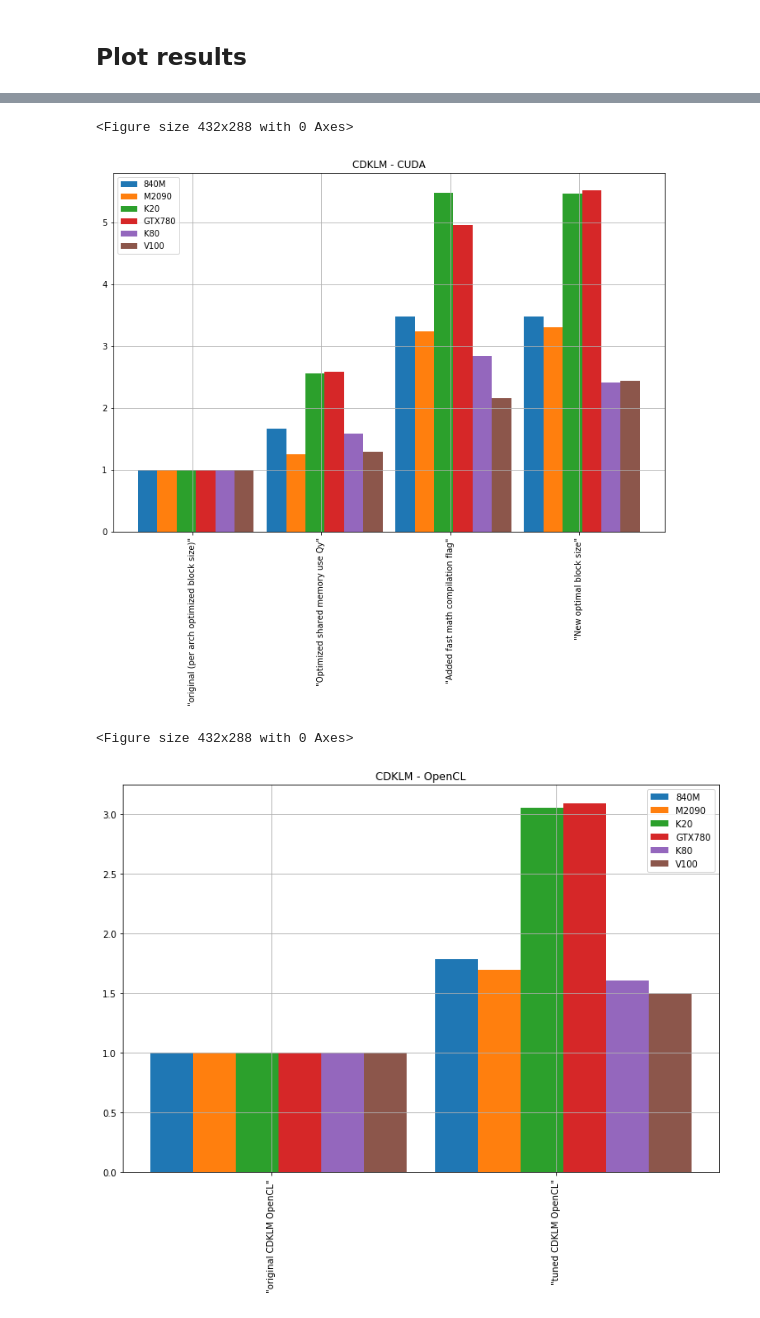
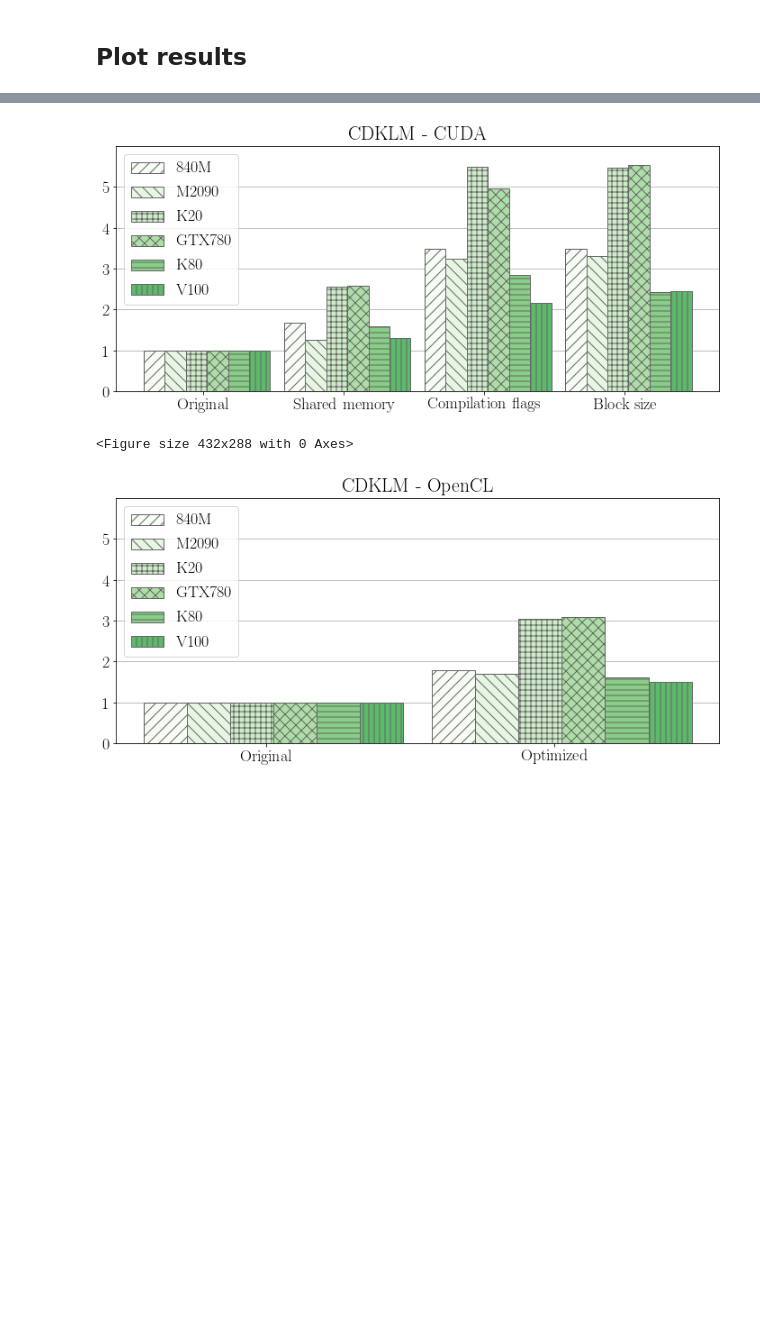
Before and after one commit to metno/gpu-ocean, a Jupyter notebook: gpu_ocean/prototypes/GitBenchmarkingPlot.ipynb, the cells around one changed output, grey strips where cells are left out. Cells and saved outputs as stored; diff of their text form; code cells hidden in the pictures; blank space fills up the shorter version.

```diff
--- a/gpu_ocean/prototypes/GitBenchmarkingPlot.ipynb
+++ b/gpu_ocean/prototypes/GitBenchmarkingPlot.ipynb
@@ -146,11 +173,11 @@ Text(0.5,1,'FBL')
 # %% [markdown]
 ## Plot results
 # %%
-def plot_results(files, columns=None):
+def plot_results(files, title, columns=None, labels=None, filename=None):
     df, versions = make_df(files)
     fig = plt.figure()
 
-    fig, ax = plt.subplots(figsize=(12,8))
+    fig, ax = plt.subplots(figsize=(12,5))
 
     num_bars = len(files)
     bar_width = 0.9 / num_bars
@@ -159,23 +186,42 @@ def plot_results(files, columns=None):
     if (columns == None):
         columns = np.arange(len(versions))
 
+    if (labels == None):
+        labels = df['labels'][columns]
+
     x = np.arange(len(columns))
     architectures = list(zip(*files))[1]
     num_architectures = len(architectures)
+
+    hatches = ['//', '\\\\', '++', 'xx', '--', '||', '..', '**']
+    cmap = plt.get_cmap("Greens")
+    colors = cmap(np.arange(len(architectures))/9)
 
     for i, label in enumerate(architectures):
         values = df['megacells ' + label]
         values = values / values[0] #Normalize
         values = values[columns]
-        ax.bar(x+2*bar_offset + (i - num_architectures/2)*bar_width, values, bar_width, label=label)
+        ax.bar(x+2*bar_offset + (i - num_architectures/2)*bar_width, values, bar_width,
+               label=label, hatch=hatches[i], color=colors[i], linewidth=1, edgecolor='0.4')
 
-    plt.xticks(x, df['labels'][columns], rotation='vertical')
-    plt.grid()
+    plt.xticks(x, labels)#, rotation='vertical')
+    plt.grid(axis='y')
+    plt.legend(loc='upper left')
+    plt.ylim([0, 6])
+    plt.yticks([0, 1, 2, 3, 4, 5], [0, 1, 2, 3, 4, 5])
 
-    plt.legend()
+    plt.title(title)
+    if(filename):
+        metadata = {
+                    'original_files': json.dumps(files),
+                    'original_data': json.dumps(df.to_csv()),
+                    'created': time.strftime("%Y_%m_%d-%H_%M_%S"),
+                    'hostname': socket.gethostname()
+                    }
+        plt.savefig(filename, dpi=300,format='pdf',
+                transparent=True, pad_inches=0.1, frameon=None,
+                metadata=metadata)
 # %%
-plot_results(cdklm_cuda, columns=[0, 6, 13, 14])
-plt.title("CDKLM - CUDA")
-plot_results(cdklm_opencl)
-plt.title("CDKLM - OpenCL")
+plot_results(cdklm_cuda, "CDKLM - CUDA", columns=[0, 6, 13, 14], labels=["Original", "Shared memory", "Compilation flags", "Block size"], filename="cuda_cdklm.pdf")
+plot_results(cdklm_opencl, "CDKLM - OpenCL", labels=["Original", "Optimized"], filename="opencl_cdklm.pdf")
 # %% [output]
@@ -183,5 +229,4 @@ Text(0.5,1,'CDKLM - OpenCL')
+[figure, new version]
 <Figure size 432x288 with 0 Axes>
-[figure, old version]
-<Figure size 432x288 with 0 Axes>
-[figure, old version]
+[figure, new version]
 # %%
```
Also changed, not shown: parts of 7 cells of this notebook.
